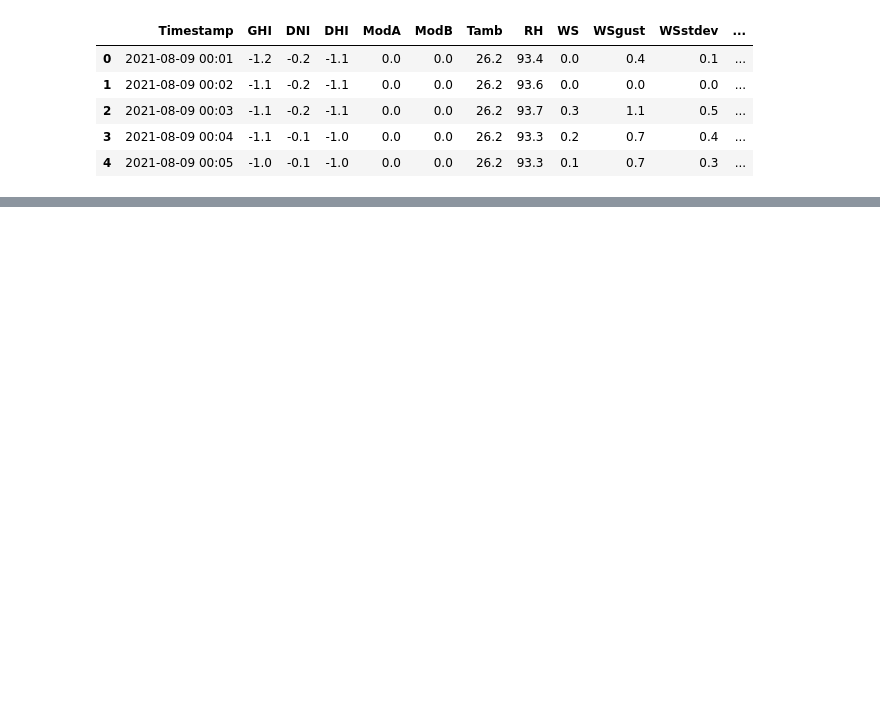
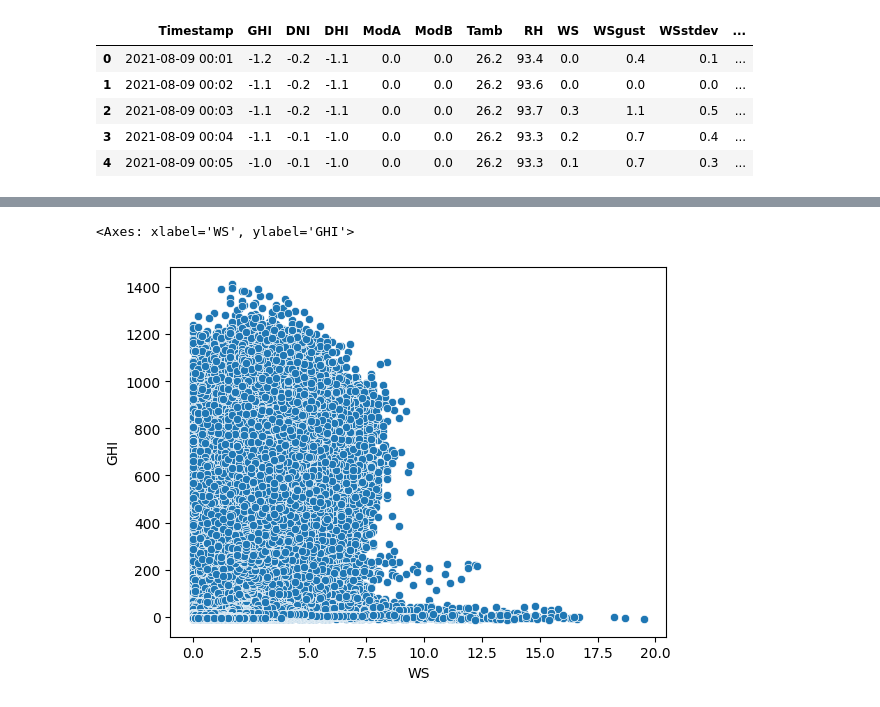
Before and after one commit to BetselotYitagesu/MoonLight-Energy-Solar-Challenge-Week1, a Jupyter notebook: notebooks/benin_eda.ipynb, the cells around one changed output, grey strips where cells are left out. Drawn from its saved outputs; the diff is of its cells as text; code cells hidden in the pictures; blank space fills up the shorter version.

```diff
--- a/notebooks/benin_eda.ipynb
+++ b/notebooks/benin_eda.ipynb
@@ -17,0 +114,6 @@ df.head()
+# %%
+# Scatter plot
+sns.scatterplot(x='WS', y='GHI', data=df)
+# %% [output]
+<Axes: xlabel='WS', ylabel='GHI'>
+[figure, added]
```
Also changed, not shown: parts of 16 cells of this notebook, 2 other files.
